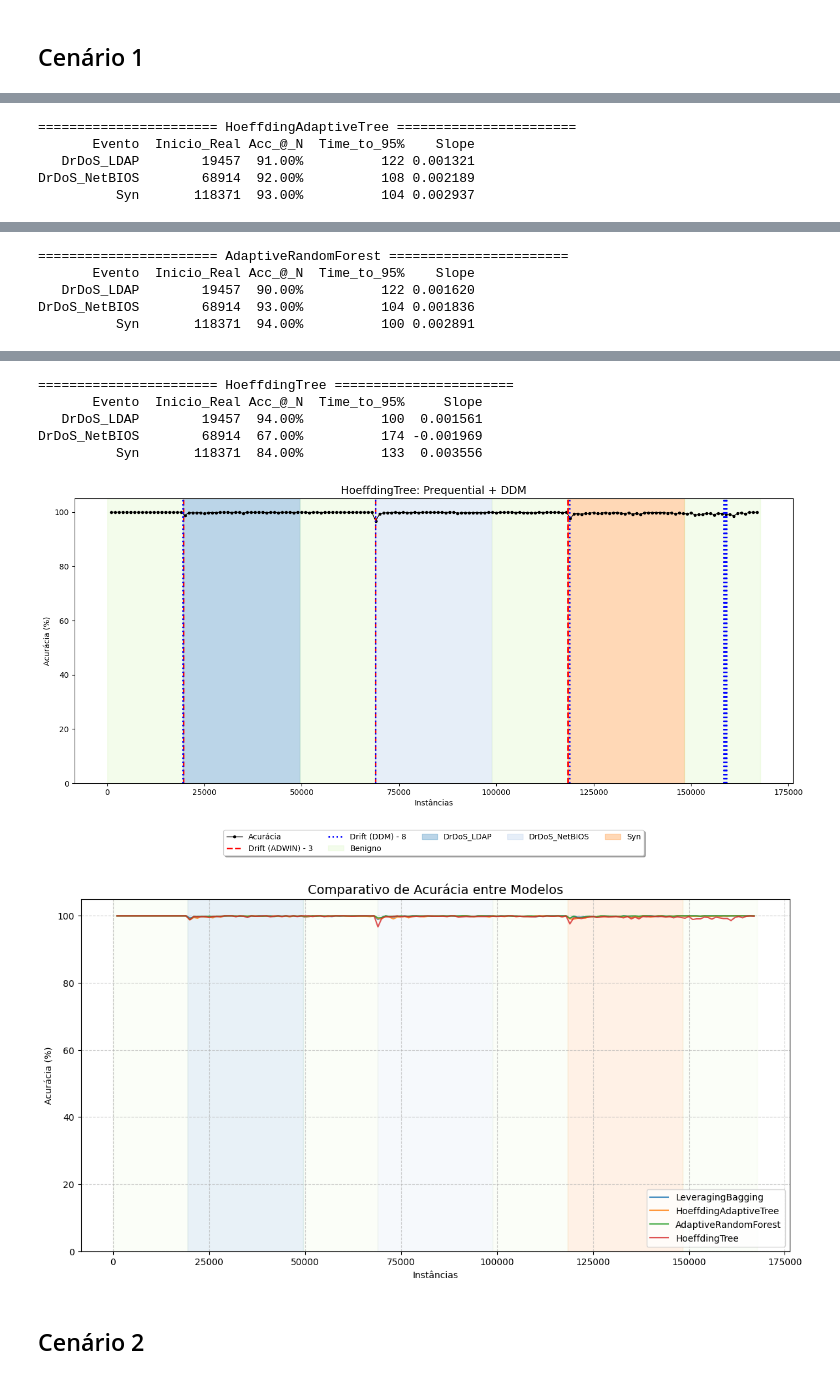
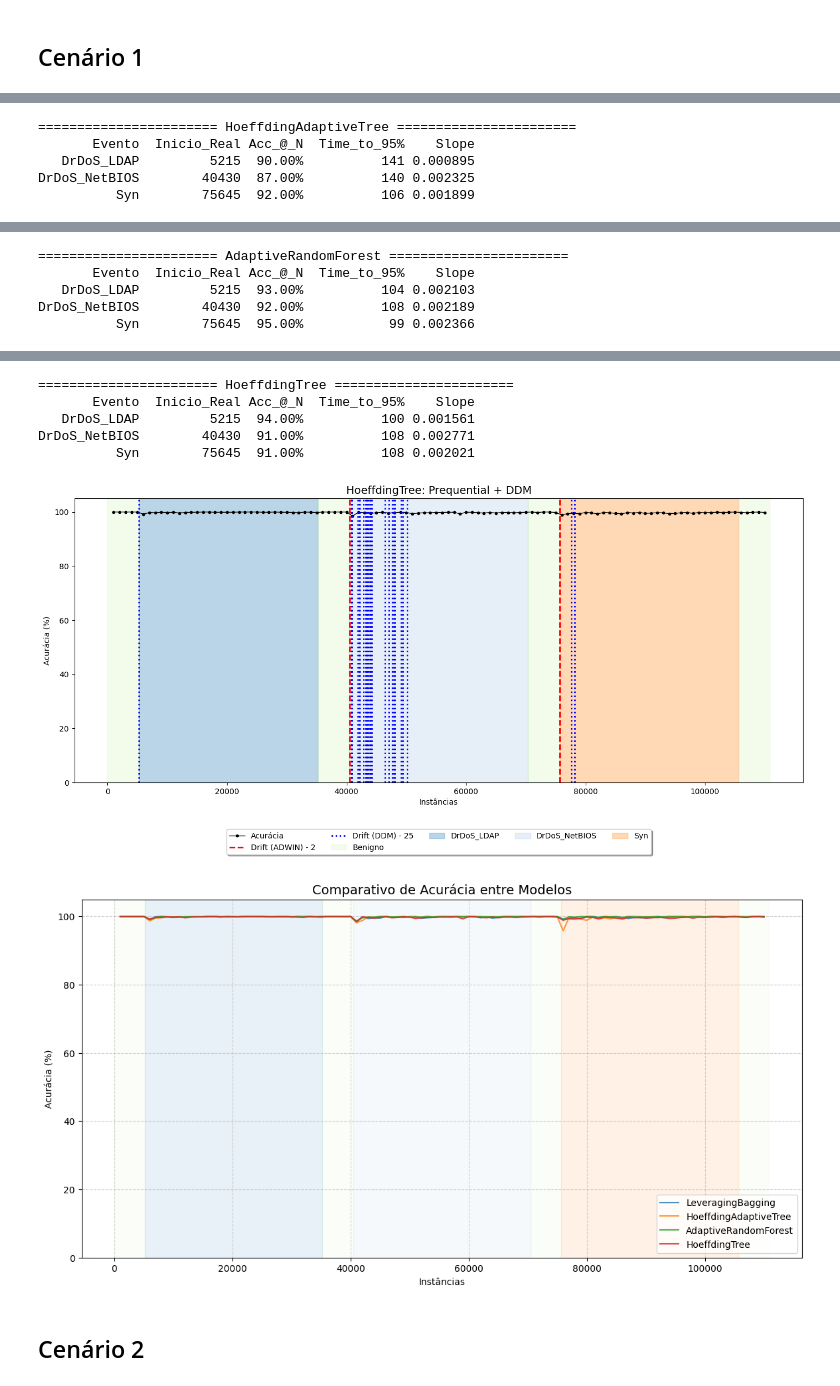
Before and after one commit to iRocktys/anomaly-detection-data-stream, a Jupyter notebook: Develop.ipynb, the cells around one changed output, grey strips where cells are left out. Drawn from its saved outputs; the diff is of its cells as text; code cells hidden in the pictures.

```diff
--- a/Develop.ipynb
+++ b/Develop.ipynb
@@ -284,14 +271,13 @@ print(f"Carregando Stream: {FILE_1}")
 df_raw = pd.read_csv(FILE_1)
 df_meta = pd.read_csv(META_FILE)
 
-df_otimizado = remover_colunas_correlacionadas(df_raw, limiar=0.80)
-
+# Usar todas as features (sem otimização de correlação)
 cenario_1, le_global = criar_stream(
-    df=df_otimizado,
+    df=df_raw,
     target_label_col="Label"
 )
 
-print(f"Features originais: {df_raw.shape[1]} -> Features após Pearson: {df_otimizado.shape[1]}")
+print(f"Features: {df_raw.shape[1]}")
 print(f"Classes identificadas: {le_global.classes_}")
 
 rotulos_unicos = df_meta['Evento'].apply(extrair_rotulo_dinamico).unique()
@@ -431,5 +415,5 @@ DrDoS_NetBIOS        68914  89.00%          120 0.001982
 ======================= HoeffdingAdaptiveTree =======================
        Evento  Inicio_Real Acc_@_N  Time_to_95%    Slope
-   DrDoS_LDAP        19457  91.00%          122 0.001321
-DrDoS_NetBIOS        68914  92.00%          108 0.002189
-          Syn       118371  93.00%          104 0.002937
+   DrDoS_LDAP         5215  90.00%          141 0.000895
+DrDoS_NetBIOS        40430  87.00%          140 0.002325
+          Syn        75645  92.00%          106 0.001899
@@ -437,5 +421,5 @@ DrDoS_NetBIOS        68914  92.00%          108 0.002189
 ======================= AdaptiveRandomForest =======================
        Evento  Inicio_Real Acc_@_N  Time_to_95%    Slope
-   DrDoS_LDAP        19457  90.00%          122 0.001620
-DrDoS_NetBIOS        68914  93.00%          104 0.001836
-          Syn       118371  94.00%          100 0.002891
+   DrDoS_LDAP         5215  93.00%          104 0.002103
+DrDoS_NetBIOS        40430  92.00%          108 0.002189
+          Syn        75645  95.00%           99 0.002366
@@ -443,10 +427,10 @@ DrDoS_NetBIOS        68914  93.00%          104 0.001836
 ======================= HoeffdingTree =======================
-       Evento  Inicio_Real Acc_@_N  Time_to_95%     Slope
-   DrDoS_LDAP        19457  94.00%          100  0.001561
-DrDoS_NetBIOS        68914  67.00%          174 -0.001969
-          Syn       118371  84.00%          133  0.003556
+       Evento  Inicio_Real Acc_@_N  Time_to_95%    Slope
+   DrDoS_LDAP         5215  94.00%          100 0.001561
+DrDoS_NetBIOS        40430  91.00%          108 0.002771
+          Syn        75645  91.00%          108 0.002021
-[figure, old version]
+[figure, new version]
-[figure, old version]
+[figure, new version]
 # %% [markdown]
 ## Cenário 2
 # %%
```
Also changed, not shown: parts of 11 cells of this notebook.
